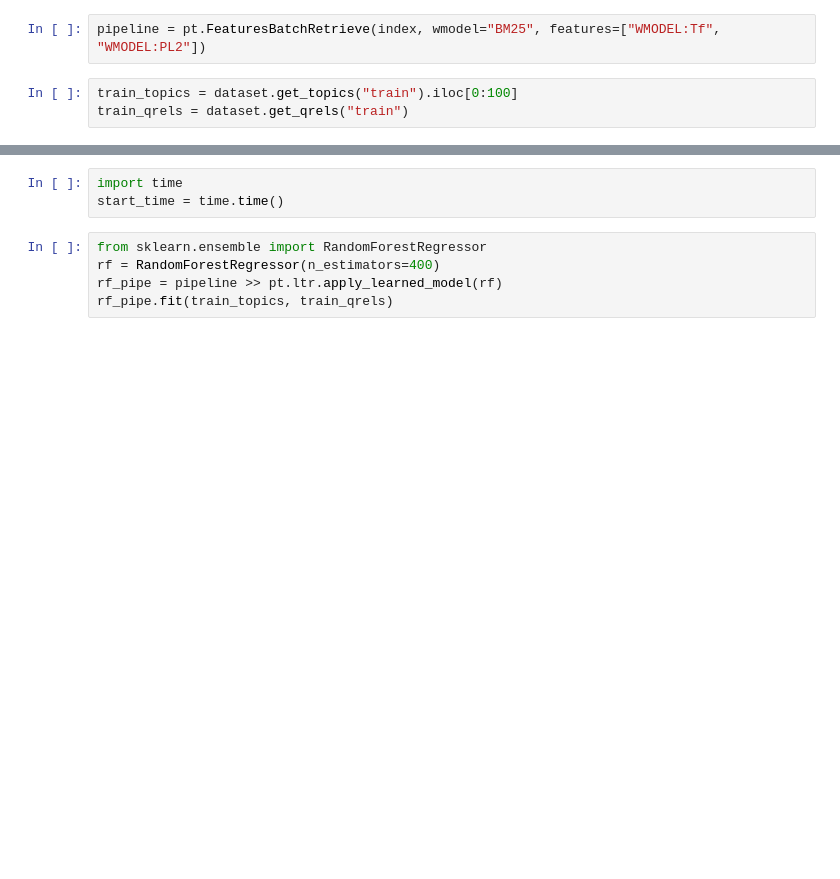
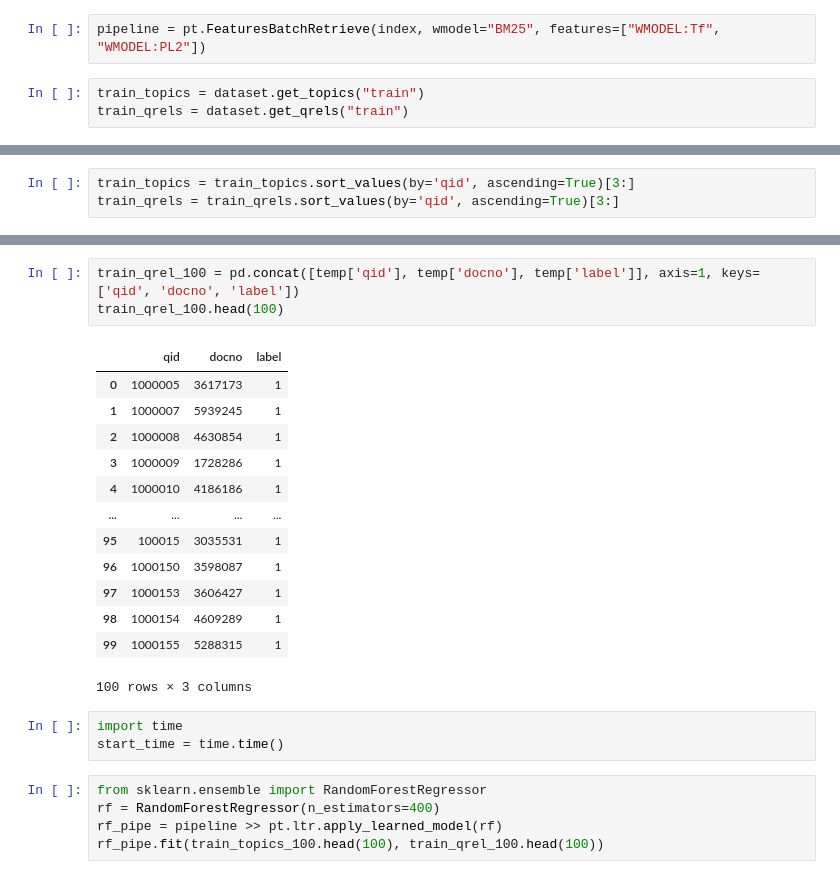
Before and after one commit to JulianBiesheuvel/CoreIR, a Jupyter notebook: L2R_Sckit.ipynb, the cells around one changed output, grey strips where cells are left out. Cells and saved outputs as stored; diff of their text form; blank space fills up the shorter version.

```diff
--- a/L2R_Sckit.ipynb
+++ b/L2R_Sckit.ipynb
@@ -23,6 +23,6 @@ index = pt.IndexFactory.of(index_ref)
 # %%
 pipeline = pt.FeaturesBatchRetrieve(index, wmodel="BM25", features=["WMODEL:Tf", "WMODEL:PL2"])
 # %%
-train_topics = dataset.get_topics("train").iloc[0:100]
+train_topics = dataset.get_topics("train")
 train_qrels = dataset.get_qrels("train")
 # %% [output]
@@ -29,0 +30,3 @@ train_qrels = dataset.get_qrels("train")
+# %%
+train_topics = train_topics.sort_values(by='qid', ascending=True)[3:]
+train_qrels = train_qrels.sort_values(by='qid', ascending=True)[3:]
@@ -30,3 +55,20 @@ train_qrels = dataset.get_qrels("train")
+# %%
+train_qrel_100 = pd.concat([temp['qid'], temp['docno'], temp['label']], axis=1, keys=['qid', 'docno', 'label'])
+train_qrel_100.head(100)
+# %% [output]
+|  | qid | docno | label |
+| 0 | 1000005 | 3617173 | 1 |
+| 1 | 1000007 | 5939245 | 1 |
+| 2 | 1000008 | 4630854 | 1 |
+| 3 | 1000009 | 1728286 | 1 |
+| 4 | 1000010 | 4186186 | 1 |
+| ... | ... | ... | ... |
+| 95 | 100015 | 3035531 | 1 |
+| 96 | 1000150 | 3598087 | 1 |
+| 97 | 1000153 | 3606427 | 1 |
+| 98 | 1000154 | 4609289 | 1 |
+| 99 | 1000155 | 5288315 | 1 |
+100 rows × 3 columns
 # %%
 import time
 start_time = time.time()
@@ -34,7 +76,7 @@ start_time = time.time()
 from sklearn.ensemble import RandomForestRegressor
 rf = RandomForestRegressor(n_estimators=400)
 rf_pipe = pipeline >> pt.ltr.apply_learned_model(rf)
-rf_pipe.fit(train_topics, train_qrels)
+rf_pipe.fit(train_topics_100.head(100), train_qrel_100.head(100))
 # %%
 print("--- %s seconds ---" % (time.time() - start_time))
 # %% [output]
```
Also changed, not shown: parts of 10 cells of this notebook, 4 other files.
